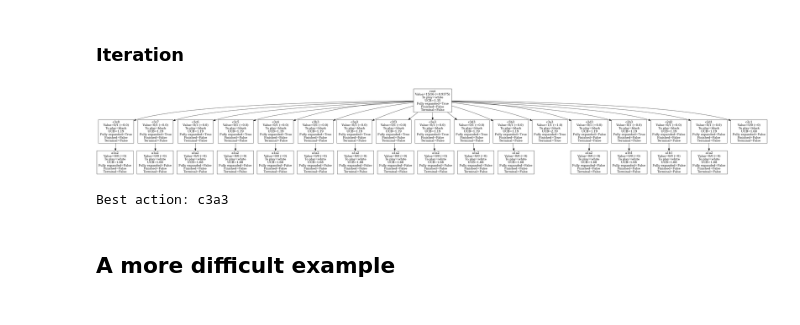
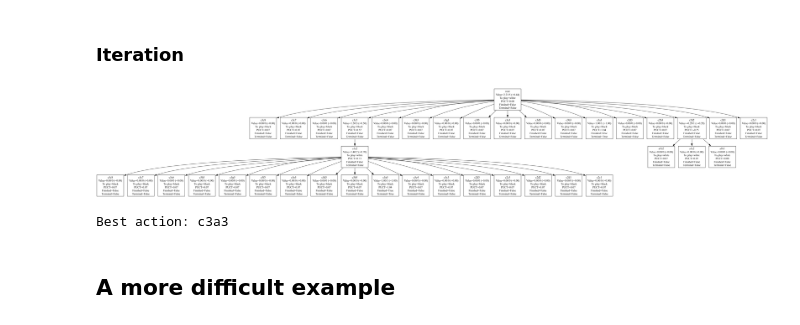
Before and after one commit to EAndrade-Lotero/ChessFinalistMCTS, a Jupyter notebook: notebooks/test_trees_alphazero.ipynb, the cells around one changed output. Cells and saved outputs as stored; diff of their text form; code cells hidden in the pictures.

```diff
--- a/notebooks/test_trees_alphazero.ipynb
+++ b/notebooks/test_trees_alphazero.ipynb
@@ -254,8 +241,8 @@ display(Image(png_data))
 # %%
-node = tree.select_ucb()
+node = tree.select_puct()
 tree.expand_node(node)
-rollout_result = tree.make_rollout(node)
-tree.backpropagate(node, rollout_result)
+result = tree.get_v(node)
+tree.backpropagate(node, result)
 png_data = tree.to_pydot().create_png()
 display(Image(png_data))
 # %% [output]
@@ -269,50 +256,48 @@ state = game.initial_state
 seed = 4
 rng = default_rng(seed)
 
-random_policy = GameUniformPolicy(
-    game=game, rng=rng, encoder=None
-)
-
 params = {
-    "sim_limit": 3,
-    "ucb_constant": 1,
-    "beam_width": np.inf,
-    "n_iterations": 15,
+    "puct_constant": 1,
+    "value_network": value_network,
+    "policy_network": policy_network,
+    "encoder": encoder,
+    "n_iterations": 3,
     "rng":rng
 }
+
+state = game.initial_state
 
 tree = GameSearchTree(
     root=state,
     game=game,
-    rollout_policy=random_policy,
     **params
 )
 
 counter = 0
 while counter < tree.n_iterations:
 
     # Step 1: Node selection
-    node = tree.select_ucb()
+    node = tree.select_puct()
     if node is None:
-        raise Exception(f"Ooops, no ucb selection from node {node}")
+        raise Exception(f"Ooops, no puct selection from node {node}")
     if node.is_fully_expanded():
         raise Exception(f"Ooops, no expansion from node {node}")
 
     # Step 2: Expansion
     tree.expand_node(node)
 
     # Step 3: Rollout
-    rollout_result = tree.make_rollout(node)
+    result = tree.get_v(node)
 
     # Step 4: Backpropagate
-    tree.backpropagate(node, rollout_result)
+    tree.backpropagate(node, result)
 
     counter += 1
 
 png_data = tree.to_pydot().create_png()
 display(Image(png_data))
 # %% [output]
-[figure, old version]
+[figure, new version]
 # %%
 best_root_action = tree.get_best_root_action()
 print('Best action:', best_root_action)
```
Also changed, not shown: parts of 18 cells of this notebook, 4 other files.
